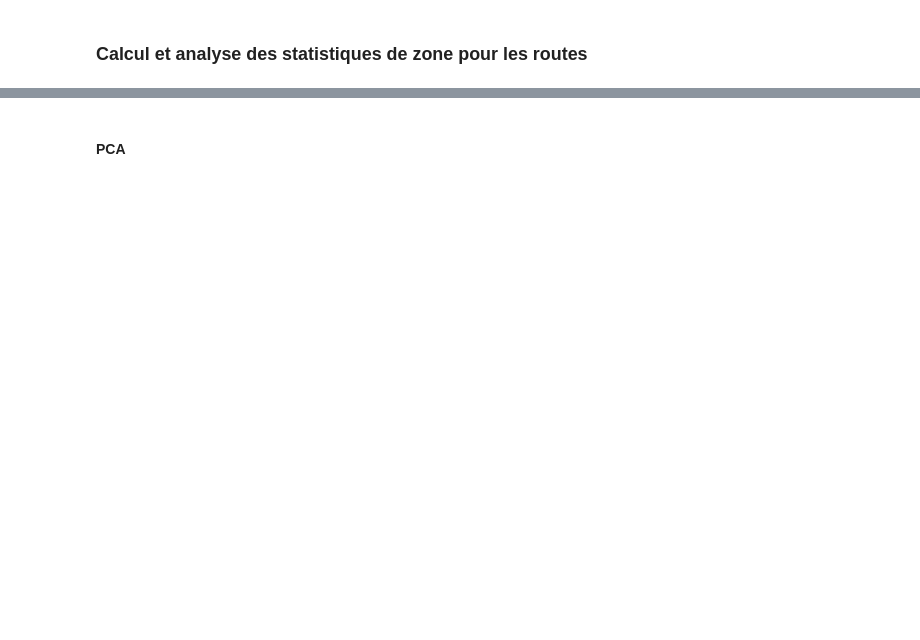
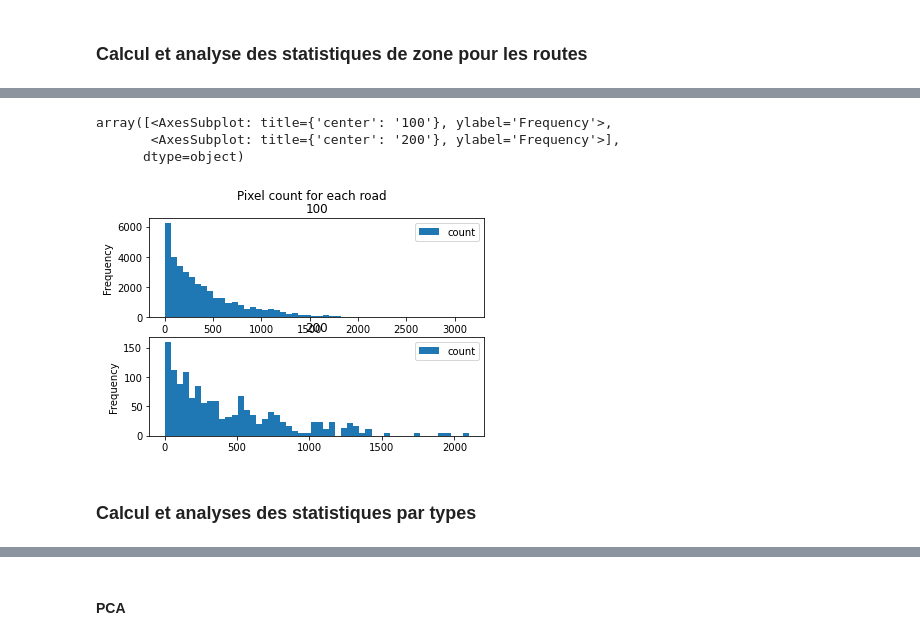
Before and after one commit to swiss-territorial-data-lab/proj-roadsurf, a Jupyter notebook: 03_Scripts/statistical_analysis.ipynb, the cells around one changed output, grey strips where cells are left out. Cells and saved outputs as stored; diff of their text form; code cells hidden in the pictures; blank space fills up the shorter version.

```diff
--- a/03_Scripts/statistical_analysis.ipynb
+++ b/03_Scripts/statistical_analysis.ipynb
@@ -91,0 +151,37 @@ clipped_roads = gpd.clip(valid_roads, tiles_info).explode()
+# %%
+roads_stats=pd.DataFrame()
+fp_list=[]
+
+for tile_idx in tqdm(tiles_info_reproj.index, desc='Calculating zonal statistics'):
+
+    roads_on_tile=clipped_roads[clipped_roads['tile']==tiles_info_reproj.loc[tile_idx,'title']]
+
+    x, y, z = tiles_info_reproj.loc[tile_idx,'id'].lstrip('(,)').rstrip('(,)').split(',')
+    im_name = z.lstrip() + '_' + x + '_' + y.lstrip() + '.tif'
+    im_path = os.path.join(TILES_DIR, im_name)
+    fp_list.append(im_path)
+
+    roads_on_tile.reset_index(drop=True, inplace=True)
+
+    for road_idx in roads_on_tile.index:
+
+        road=roads_on_tile.iloc[road_idx:road_idx+1]
+
+        if road.shape[0]>1:
+            print('More than one road is being tested.')
+            sys.exit(1)
+
+        for band_num in BANDS:
+
+            stats=zonal_stats(road, im_path, stats=['min', 'max', 'mean', 'median','std','count'], band=band_num, nodata=0)
+            stats_dict=stats[0]
+            stats_dict['band']=band_num
+            stats_dict['road_id']=road.loc[road_idx,'OBJECTID']
+            stats_dict['road_type']=road.loc[road_idx,'BELAGSART']
+            stats_dict['geometry']=road.loc[road_idx,'geometry']
+            stats_dict['tile_id']=tiles_info_reproj.loc[tile_idx,'id']
+
+            roads_stats = pd.concat([roads_stats, pd.DataFrame(stats_dict,index=[0])],ignore_index=True)
+
+
+tiles_info_reproj['filepath']=fp_list
@@ -91,0 +191,6 @@ clipped_roads = gpd.clip(valid_roads, tiles_info).explode()
+# %%
+roads_stats_df= roads_stats.drop(columns=['geometry'])
+
+print(roads_stats_df.tail(8))
+
+roads_stats.to_csv(STATS_ROADS, index=False)
@@ -91,0 +217,7 @@ clipped_roads = gpd.clip(valid_roads, tiles_info).explode()
+# %%
+roads_stats_df.plot.hist(column=['count'], by='road_type', bins=50, title = 'Pixel count for each road')
+# %% [output]
+array([<AxesSubplot: title={'center': '100'}, ylabel='Frequency'>,
+       <AxesSubplot: title={'center': '200'}, ylabel='Frequency'>],
+      dtype=object)
+[figure, added]
@@ -91,0 +226,2 @@ clipped_roads = gpd.clip(valid_roads, tiles_info).explode()
+# %% [markdown]
+### Calcul et analyses des statistiques par types
```
Also changed, not shown: parts of 39 cells of this notebook, 3 other files.
